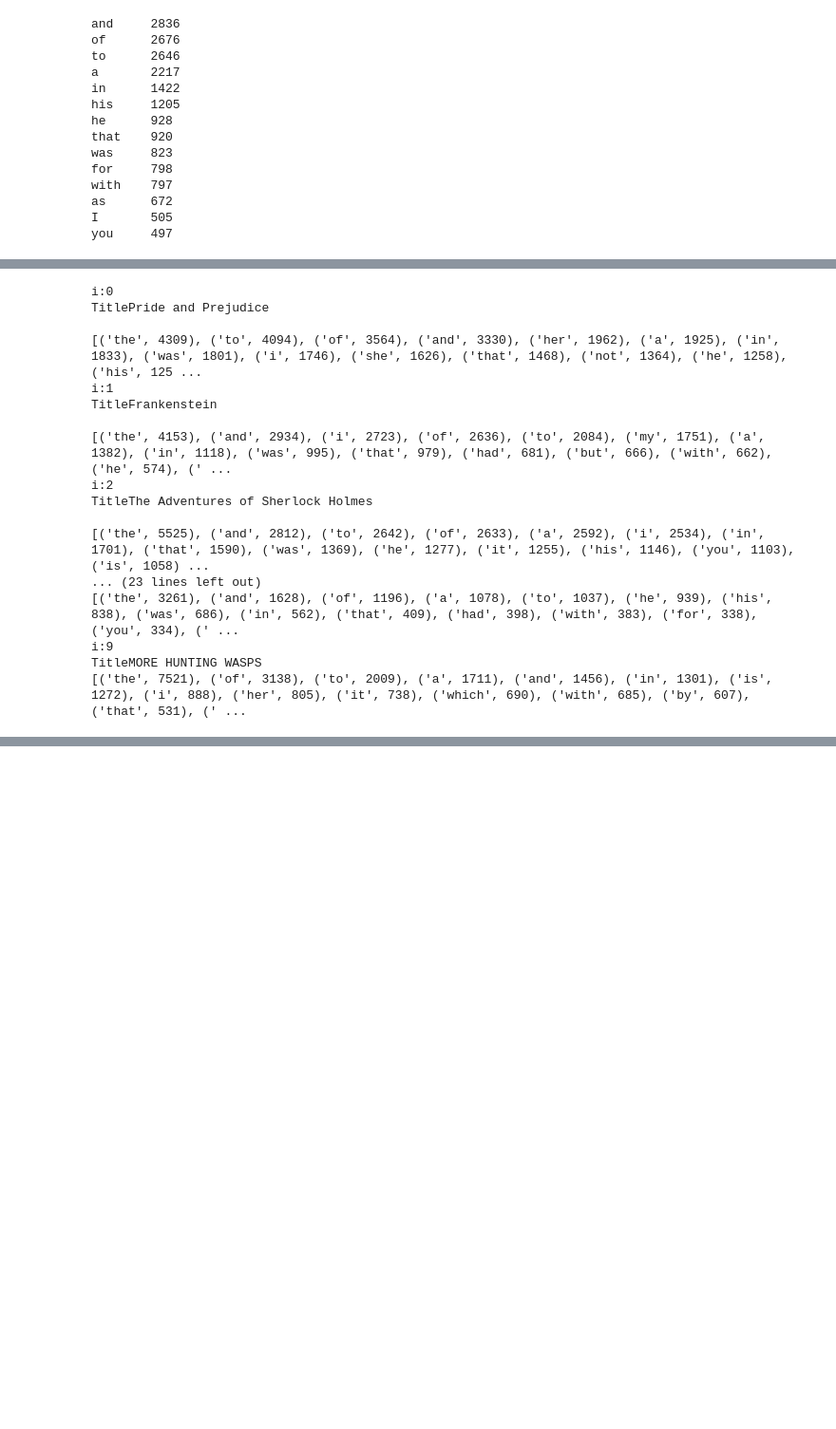
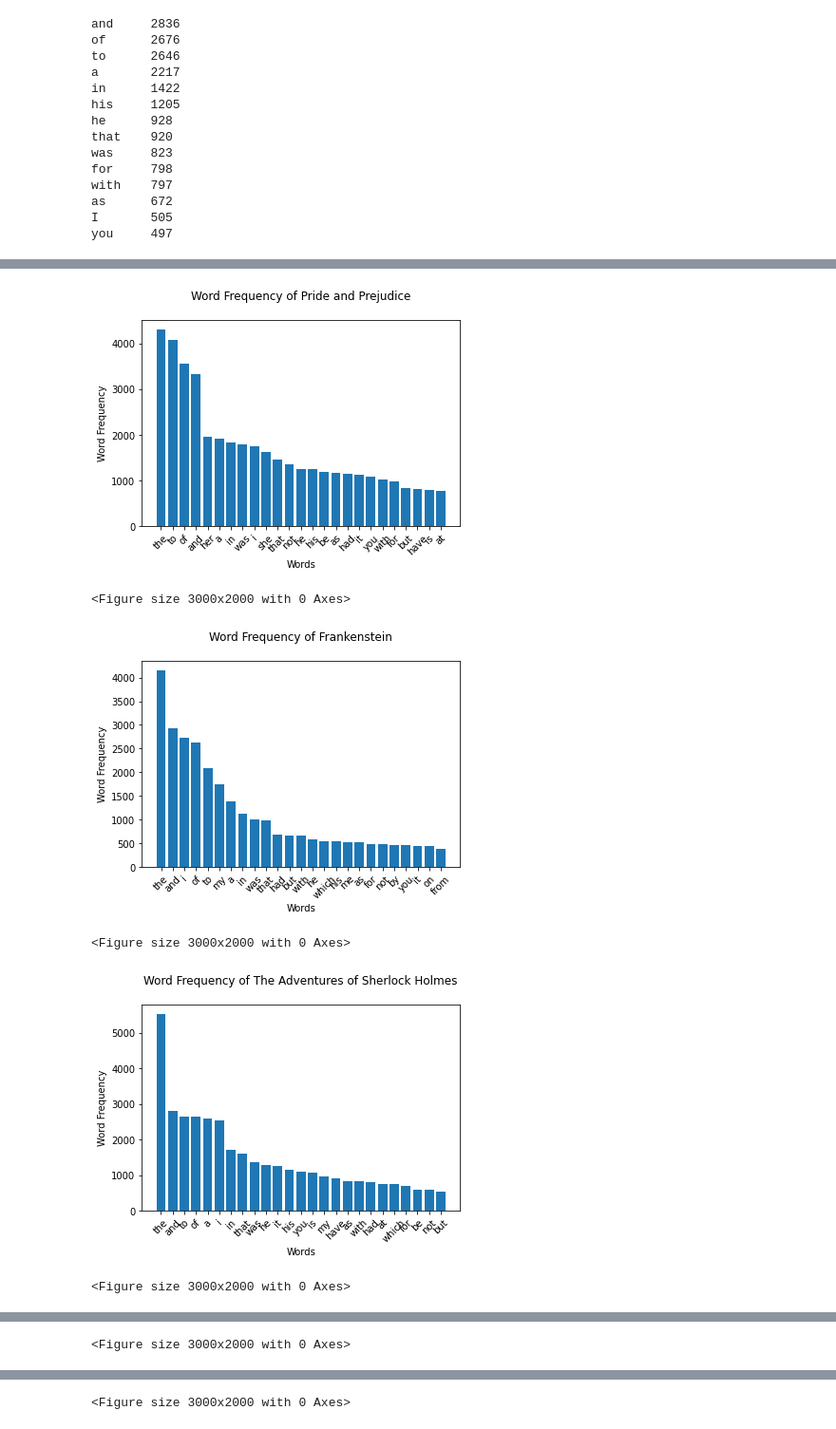
Before and after one commit to fdac22/MiniProject1, a Jupyter notebook: bmclaug6.ipynb, the cells around one changed output, grey strips where cells are left out. Shown: that part at 95% size. Saved outputs shown, nothing was run; the diff lists cells and outputs as text; code cells hidden in the pictures; blank space fills up the shorter version.

Commit message:
Changed book list. Added graphs of word frequency

```diff
--- a/bmclaug6.ipynb
+++ b/bmclaug6.ipynb
@@ -253,16 +258,12 @@ def main():
         # Iterate through each line in the file
         fileIn = file.readlines()
         for line in fileIn:
-            #line = fileIn.readline()
             url, title = line.split(',')
-            #print(url)
             urlList.append(url)
             titleList.append(title)
-            #print(title)
     file.close()
 
     # Iterate through each url in the list
-    #print(len(range(5,len(urlList))))
     for i in range(len(urlList)-5):
         page = requests.get(urlList[i])
         soup = BeautifulSoup(page.content, 'html.parser')
@@ -275,19 +276,14 @@ def main():
         for line in text:
             lineList = line.split()
             for j in range(len(lineList)):
-                #print("word: " + lineList[i] + " i+1: " + lineList[i+1])
                 if j == len(lineList)-1:
                     break
                 if lineList[j] == '***' and lineList[j+1] == 'start':
-                    #print(line)
                     if startIndex == 0:
                         startIndex = text.index(line)
                 if lineList[j] == '***' and lineList[j+1] == 'end':
-                        #print(line)
                         endIndex = text.index(line)
                         break
-            #print(line)
-            #time.sleep(1)
 
         text = text[startIndex + 1:endIndex]
         removeCharNums = ',".&|:@,<>()*$?!\\/;=”“‘[]0123456789'
@@ -303,14 +299,25 @@ def main():
         # Double for loop to iterate through each word of each line
         allWords = [word for line in text for word in line.split()]
 
-
         wordList.append(allWords)
-        print("i:" + str(i))
-        print("Title" + titleList[i])
+        #print("i:" + str(i))
+        #print("Title" + titleList[i])
         # Very useful method from collections to count the number of times each word appears
         wordFrequencyTop = collections.Counter(allWords).most_common(25)
-        print(wordFrequencyTop)
+        #print(wordFrequencyTop)
 
+        wordFrequencyTop.sort(key=lambda x: x[1], reverse=True)
+        words = list(zip(*wordFrequencyTop))[0]
+        values = list(zip(*wordFrequencyTop))[1]
+        x_pos = np.arange(len(words))
+
+        plt.bar(x_pos, values)
+        plt.title("Word Frequency of " + titleList[i])
+        plt.xticks(x_pos, words, rotation=45)
+        plt.xlabel("Words")
+        plt.ylabel("Word Frequency")
+        plt.figure(dpi=500)
+        plt.show()
 
     for i in range(5, len(urlList)):
         page = requests.get(urlList[i])
@@ -318,67 +325,65 @@ def main():
         text = soup.find_all(text=True)
         startIndex = 0
         endIndex = 0
-
         # Convert text to lowercase
         text = [line.lower() for line in text]
         for line in text:
             lineList = line.split()
             for j in range(len(lineList)):
-                #print("word: " + lineList[i] + " i+1: " + lineList[i+1])
                 if j == len(lineList)-1:
                     break
                 if lineList[j] == '***' and lineList[j+1] == 'start':
-                    #print(line)
                     if startIndex == 0:
                         startIndex = text.index(line)
                 if lineList[j] == '***' and lineList[j+1] == 'end':
-                        #print(line)
                         endIndex = text.index(line)
                         break
-            #print(line)
-            #time.sleep(1)
+
 
         text = text[startIndex + 1:endIndex]
         removeCharNums = ',".&|:@,<>()*$?!\\/;=”“‘[]0123456789'
         stopwords = [' ut ', '\'re','.', ',', '--', '\'s','cf', '?', ')', '(', ':','\'','\"', '-', '}','â','£', '{', '&', '|', u'\u2014', '', ']' ]
         #lineCounter = 0
         fileName2 = "test.txt"
         #with open(fileName2, 'w') as outFile:
         for line in text:
             for char in removeCharNums:
                 line = line.replace(char, '')
             for word in stopwords:
                 line = line.replace(word, '')
         # Double for loop to iterate through each word of each line
         allWords = [word for line in text for word in line.split()]
         # Very useful method from collections to count the number of times each word appears
         wordFrequencyRandom = collections.Counter(allWords).most_common(25)
 
-        print("i:" + str(i))
-        print("Title" + titleList[i])
+        #print("i:" + str(i))
+        #print("Title" + titleList[i])
         # Very useful method from collections to count the number of times each word appears
         wordFrequencyRandom = collections.Counter(allWords).most_common(25)
-        print(wordFrequencyRandom)
+        #print(wordFrequencyRandom)
 
         wordList.append(allWords)
 
+
+        wordFrequencyRandom.sort(key=lambda x: x[1], reverse=True)
+        words = list(zip(*wordFrequencyRandom))[0]
+        values = list(zip(*wordFrequencyRandom))[1]
+        x_pos = np.arange(len(words))
+
+        plt.bar(x_pos, values)
+        plt.xticks(x_pos, words, rotation=45)
+        plt.title("Word Frequency of " + titleList[i])
+        plt.xlabel("Words")
+        plt.ylabel("Word Frequency")
+        plt.figure(dpi=500)
+        plt.show()
+
 if __name__ == "__main__":
     main()
 # %% [output]
+[figure, added]
-i:0
-TitlePride and Prejudice
-
-[('the', 4309), ('to', 4094), ('of', 3564), ('and', 3330), ('her', 1962), ('a', 1925), ('in', 1833), ('was', 1801), ('i', 1746), ('she', 1626), ('that', 1468), ('not', 1364), ('he', 1258), ('his', 125 ...
-i:1
-TitleFrankenstein
-
-[('the', 4153), ('and', 2934), ('i', 2723), ('of', 2636), ('to', 2084), ('my', 1751), ('a', 1382), ('in', 1118), ('was', 995), ('that', 979), ('had', 681), ('but', 666), ('with', 662), ('he', 574), (' ...
-i:2
-TitleThe Adventures of Sherlock Holmes
-
-[('the', 5525), ('and', 2812), ('to', 2642), ('of', 2633), ('a', 2592), ('i', 2534), ('in', 1701), ('that', 1590), ('was', 1369), ('he', 1277), ('it', 1255), ('his', 1146), ('you', 1103), ('is', 1058) ...
-... (23 lines left out)
-[('the', 3261), ('and', 1628), ('of', 1196), ('a', 1078), ('to', 1037), ('he', 939), ('his', 838), ('was', 686), ('in', 562), ('that', 409), ('had', 398), ('with', 383), ('for', 338), ('you', 334), (' ...
-i:9
-TitleMORE HUNTING WASPS
-[('the', 7521), ('of', 3138), ('to', 2009), ('a', 1711), ('and', 1456), ('in', 1301), ('is', 1272), ('i', 888), ('her', 805), ('it', 738), ('which', 690), ('with', 685), ('by', 607), ('that', 531), (' ...
+<Figure size 3000x2000 with 0 Axes>
+[figure, added]
+<Figure size 3000x2000 with 0 Axes>
+[figure, added]
+<Figure size 3000x2000 with 0 Axes>
@@ -384,0 +391 @@ TitleMORE HUNTING WASPS
+<Figure size 3000x2000 with 0 Axes>
@@ -384,0 +393 @@ TitleMORE HUNTING WASPS
+<Figure size 3000x2000 with 0 Axes>
```
Also changed, not shown: parts of 5 cells of this notebook, 1 other file.
